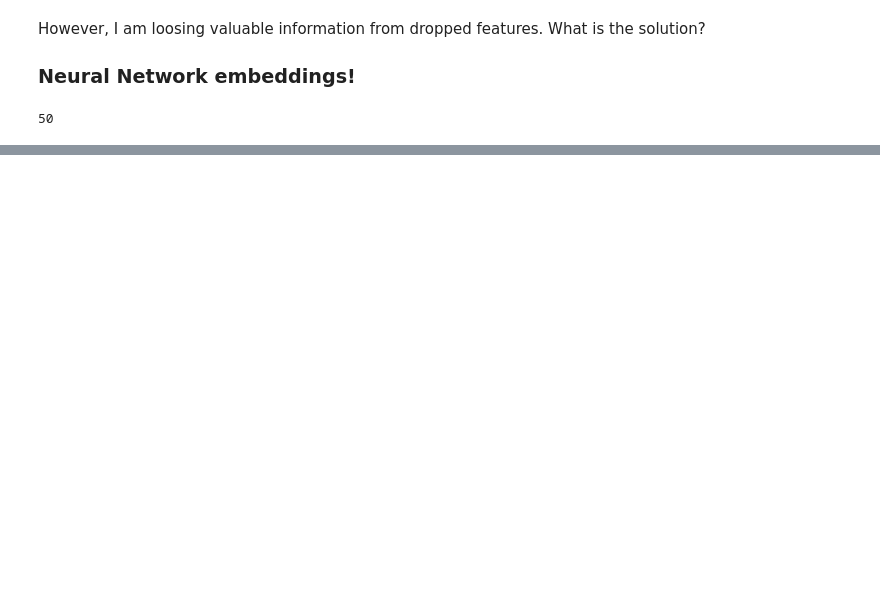
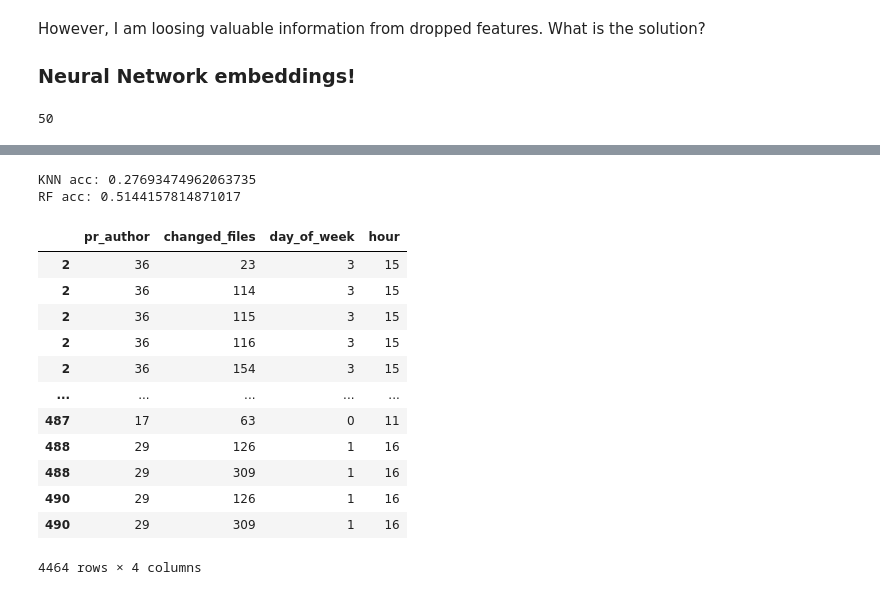
Before and after one commit to thoth-station/socrates, a Jupyter notebook: data/PR exploration.ipynb, the cells around one changed output, grey strips where cells are left out. Cells and saved outputs as stored; diff of their text form; code cells hidden in the pictures; blank space fills up the shorter version.

```diff
--- a/data/PR exploration.ipynb
+++ b/data/PR exploration.ipynb
@@ -769,13 +771,13 @@ from tensorflow import keras
 from tensorflow.keras import Sequential
 from tensorflow.keras.layers import Dense
 # %%
-num_of_revs = len(data.review_author.unique())
+num_of_revs = len(exploded_data.review_author.unique())
 num_of_revs
 # %% [output]
 50
 # %%
-y = keras.utils.to_categorical(data.review_author)
-X = data.drop(["review_author"], axis=1)
+y = keras.utils.to_categorical(exploded_data.review_author)
+X = exploded_data.drop(["pr_id", "review_author"], axis=1)
 
 ## Too big values compared to other features
 ## by doing this accuracy is >0.9 (by not doing this the nn didn't even have 0.7)
@@ -829,0 +836,19 @@ Name: response_seconds, Length: 4625, dtype: float64
+# %%
+while True:
+    train_ids, _ = train_test_split(pulls_reviews_data.pr_id.unique(), test_size=0.2)
+
+    train = exploded_data.pr_id.isin(train_ids)
+
+    exploded_train = exploded_data[train]
+    exploded_test = exploded_data[~train]
+
+    y_train = exploded_train.review_author
+    y_test = exploded_test.review_author
+
+    X_train = exploded_train.drop(["pr_id", "review_author", "words_count", "state", "response_seconds"], axis=1)
+    X_test = exploded_test.drop(["pr_id", "review_author", "words_count", "state", "response_seconds"], axis=1)
+
+    ratio = y_train.shape[0] / (y_train.shape[0] + y_test.shape[0])
+    print(f"Train dataset is {ratio} of original")
+    if 0.70 <= ratio <= 0.80:
+        break
@@ -829,0 +863,29 @@ Name: response_seconds, Length: 4625, dtype: float64
+# %%
+clf = KNeighborsClassifier(n_neighbors=1)
+clf.fit(X_train, y_train)
+y_pred = clf.predict(X_test)
+print("KNN acc:", accuracy_score(y_test, y_pred))
+
+clf = RandomForestClassifier(max_depth=20)
+clf.fit(X_train, y_train)
+y_pred = clf.predict(X_test)
+print("RF acc:", accuracy_score(y_test, y_pred))
+# %% [output]
+KNN acc: 0.27693474962063735
+RF acc: 0.5144157814871017
+# %%
+X_train
+# %% [output]
+|  | pr_author | changed_files | day_of_week | hour |
+| 2 | 36 | 23 | 3 | 15 |
+| 2 | 36 | 114 | 3 | 15 |
+| 2 | 36 | 115 | 3 | 15 |
+| 2 | 36 | 116 | 3 | 15 |
+| 2 | 36 | 154 | 3 | 15 |
+| ... | ... | ... | ... | ... |
+| 487 | 17 | 63 | 0 | 11 |
+| 488 | 29 | 126 | 1 | 16 |
+| 488 | 29 | 309 | 1 | 16 |
+| 490 | 29 | 126 | 1 | 16 |
+| 490 | 29 | 309 | 1 | 16 |
+4464 rows × 4 columns
```
Also changed, not shown: parts of 31 cells of this notebook.
